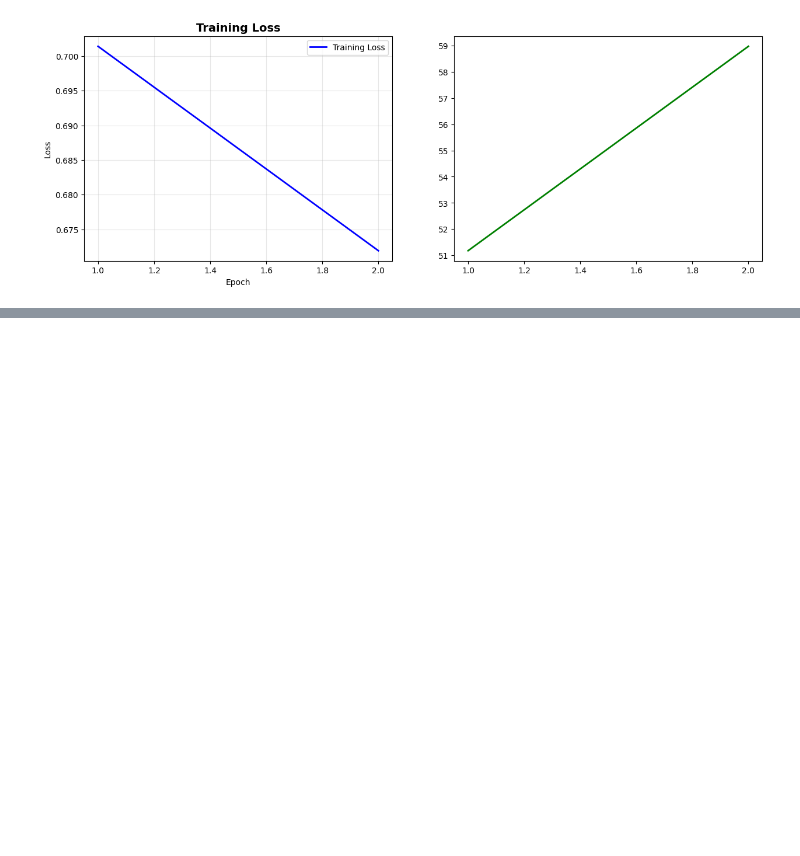
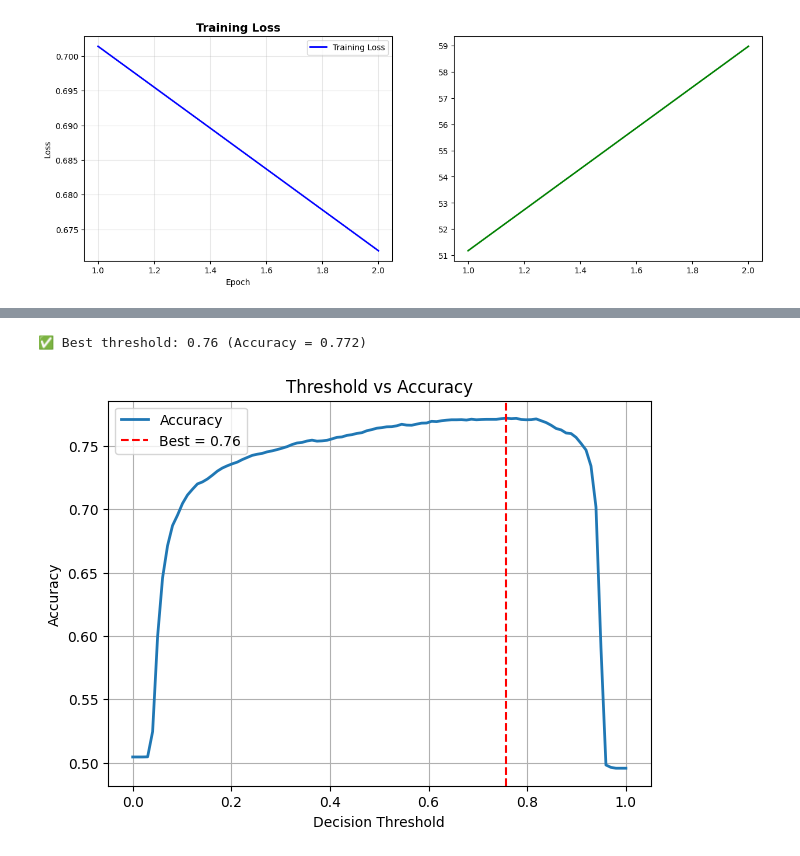
Before and after one commit to s4742629/PatternAnalysis-2025, a Jupyter notebook: recognition/s4742629_ADNI_ConvNeXt_GFNet/GFNet_Transformer.ipynb, the cells around one changed output, grey strips where cells are left out. Saved outputs shown, nothing was run; the diff lists cells and outputs as text; code cells hidden in the pictures; blank space fills up the shorter version.

```diff
--- a/recognition/s4742629_ADNI_ConvNeXt_GFNet/GFNet_Transformer.ipynb
+++ b/recognition/s4742629_ADNI_ConvNeXt_GFNet/GFNet_Transformer.ipynb
@@ -2009,0 +2133,56 @@ find_best_threshold(probabilities, targets)
+# %%
+import numpy as np
+import matplotlib.pyplot as plt
+from sklearn.metrics import accuracy_score
+
+def find_best_threshold_accuracy(probs, targets, num_points=100, plot=True):
+    """
+    Sweep thresholds to find the best one based on classification accuracy.
+
+    Args:
+        probs (array-like): Model output probabilities, shape (N,) or (N,2)
+        targets (array-like): Ground truth binary labels, shape (N,)
+        num_points (int): Number of threshold points to test between 0 and 1.
+        plot (bool): Whether to display a plot of threshold vs. accuracy.
+
+    Returns:
+        float: Best threshold value based on accuracy.
+    """
+    thresh_probs = np.array(probs)
+    targets = np.array(targets).astype(int).flatten()
+
+    # If probabilities have two columns, take the positive class (e.g. AD)
+    if thresh_probs.ndim == 2 and thresh_probs.shape[1] == 2:
+        thresh_probs = thresh_probs[:, 1]
+
+    thresholds = np.linspace(0, 1, num_points)
+    accuracies = []
+
+    for t in thresholds:
+        preds = (thresh_probs > t).astype(int)
+        acc = accuracy_score(targets, preds)
+        accuracies.append(acc)
+
+    best_idx = np.argmax(accuracies)
+    best_t = thresholds[best_idx]
+    best_acc = accuracies[best_idx]
+
+    print(f"✅ Best threshold: {best_t:.2f} (Accuracy = {best_acc:.3f})")
+
+    if plot:
+        plt.figure(figsize=(7, 5))
+        plt.plot(thresholds, accuracies, label="Accuracy", lw=2)
+        plt.axvline(best_t, color='r', linestyle='--', label=f"Best = {best_t:.2f}")
+        plt.title("Threshold vs Accuracy")
+        plt.xlabel("Decision Threshold")
+        plt.ylabel("Accuracy")
+        plt.grid(True)
+        plt.legend()
+        plt.show()
+
+    return best_t
+
+best_t = find_best_threshold_accuracy(probs, targets)
+# %% [output]
+✅ Best threshold: 0.76 (Accuracy = 0.772)
+[figure, added]
```
Also changed, not shown: parts of 9 cells of this notebook.
